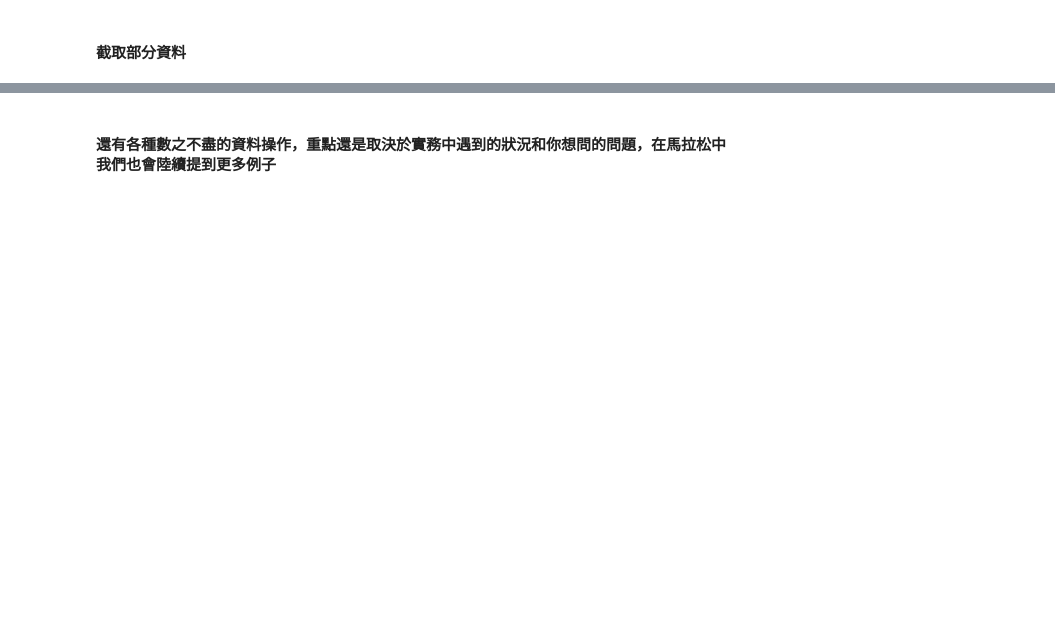
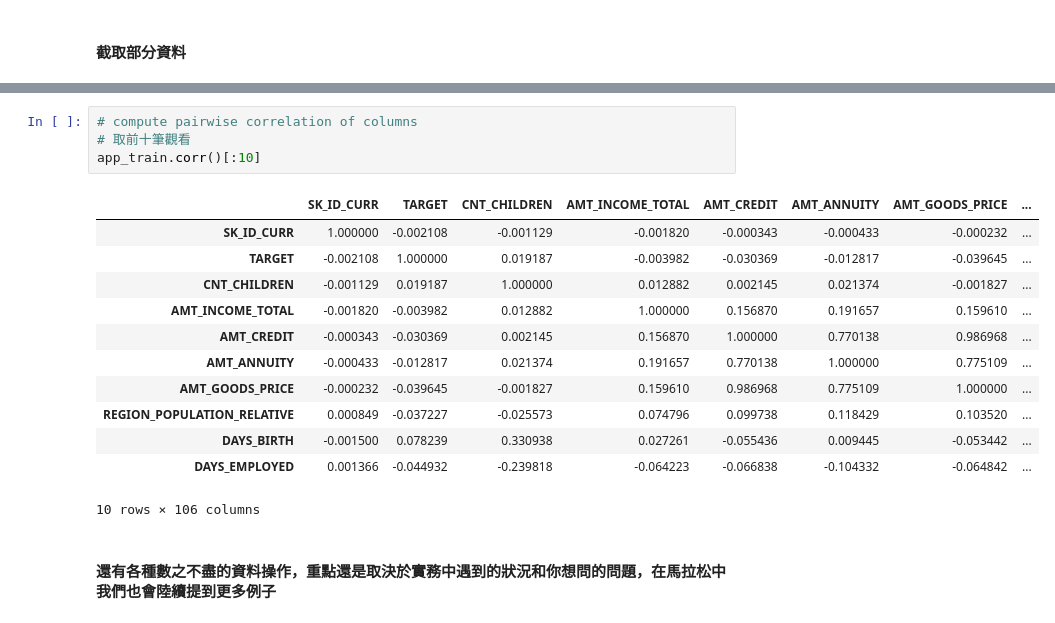
Before and after one commit to NienfengYao/ML100-Days, a Jupyter notebook: homework/Day_002_HW.ipynb, the cells around one changed output, grey strips where cells are left out. Drawn from its saved outputs; the diff is of its cells as text; blank space fills up the shorter version.

```diff
--- a/homework/Day_002_HW.ipynb
+++ b/homework/Day_002_HW.ipynb
@@ -73,2 +118,19 @@ app_train.loc[10:15, colNames[3:8]]
+# %%
+# compute pairwise correlation of columns
+# 取前十筆觀看
+app_train.corr()[:10]
+# %% [output]
+|  | SK_ID_CURR | TARGET | CNT_CHILDREN | AMT_INCOME_TOTAL | AMT_CREDIT | AMT_ANNUITY | AMT_GOODS_PRICE | ... |
+| SK_ID_CURR | 1.000000 | -0.002108 | -0.001129 | -0.001820 | -0.000343 | -0.000433 | -0.000232 | ... |
+| TARGET | -0.002108 | 1.000000 | 0.019187 | -0.003982 | -0.030369 | -0.012817 | -0.039645 | ... |
+| CNT_CHILDREN | -0.001129 | 0.019187 | 1.000000 | 0.012882 | 0.002145 | 0.021374 | -0.001827 | ... |
+| AMT_INCOME_TOTAL | -0.001820 | -0.003982 | 0.012882 | 1.000000 | 0.156870 | 0.191657 | 0.159610 | ... |
+| AMT_CREDIT | -0.000343 | -0.030369 | 0.002145 | 0.156870 | 1.000000 | 0.770138 | 0.986968 | ... |
+| AMT_ANNUITY | -0.000433 | -0.012817 | 0.021374 | 0.191657 | 0.770138 | 1.000000 | 0.775109 | ... |
+| AMT_GOODS_PRICE | -0.000232 | -0.039645 | -0.001827 | 0.159610 | 0.986968 | 0.775109 | 1.000000 | ... |
+| REGION_POPULATION_RELATIVE | 0.000849 | -0.037227 | -0.025573 | 0.074796 | 0.099738 | 0.118429 | 0.103520 | ... |
+| DAYS_BIRTH | -0.001500 | 0.078239 | 0.330938 | 0.027261 | -0.055436 | 0.009445 | -0.053442 | ... |
+| DAYS_EMPLOYED | 0.001366 | -0.044932 | -0.239818 | -0.064223 | -0.066838 | -0.104332 | -0.064842 | ... |
+10 rows × 106 columns
 # %% [markdown]
 #### 還有各種數之不盡的資料操作，重點還是取決於實務中遇到的狀況和你想問的問題，在馬拉松中我們也會陸續提到更多例子
```
Also changed, not shown: parts of 11 cells of this notebook, 1 other file.
